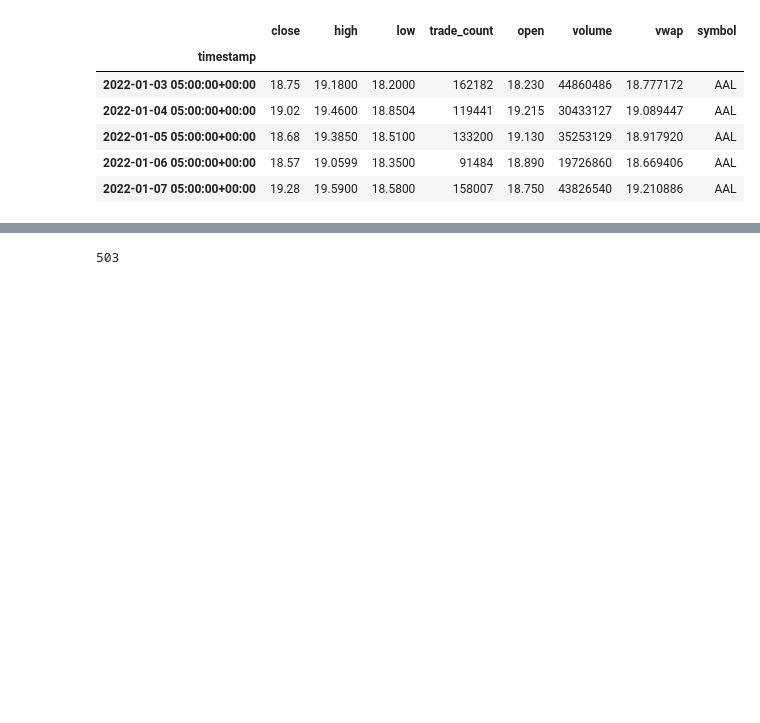
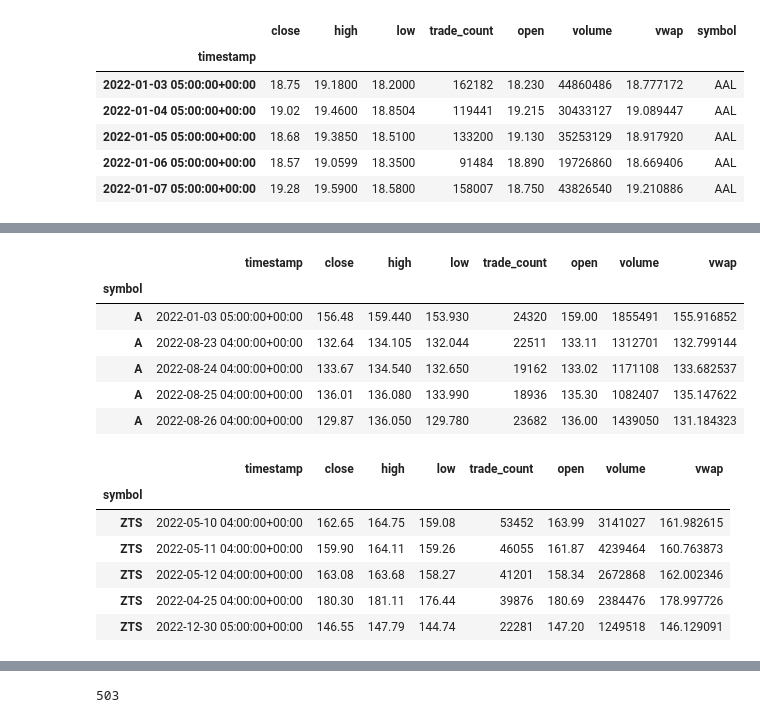
Before and after one commit to MontgomeryG/Group3Project1, a Jupyter notebook: InitialNotebook.ipynb, the cells around one changed output, grey strips where cells are left out. Drawn from its saved outputs; the diff is of its cells as text; code cells hidden in the pictures; blank space fills up the shorter version.

```diff
--- a/InitialNotebook.ipynb
+++ b/InitialNotebook.ipynb
@@ -203,0 +196,20 @@ KeyError: "None of ['symbol'] are in the columns"
+# %%
+# Now sort index alphabetically, ascending is the default.
+snp500_price_df = snp500_price_df.sort_index()
+display(snp500_price_df.head())
+display(snp500_price_df.tail())
+# %% [output]
+|  | timestamp | close | high | low | trade_count | open | volume | vwap |
+| symbol |  |  |  |  |  |  |  |  |
+| A | 2022-01-03 05:00:00+00:00 | 156.48 | 159.440 | 153.930 | 24320 | 159.00 | 1855491 | 155.916852 |
+| A | 2022-08-23 04:00:00+00:00 | 132.64 | 134.105 | 132.044 | 22511 | 133.11 | 1312701 | 132.799144 |
+| A | 2022-08-24 04:00:00+00:00 | 133.67 | 134.540 | 132.650 | 19162 | 133.02 | 1171108 | 133.682537 |
+| A | 2022-08-25 04:00:00+00:00 | 136.01 | 136.080 | 133.990 | 18936 | 135.30 | 1082407 | 135.147622 |
+| A | 2022-08-26 04:00:00+00:00 | 129.87 | 136.050 | 129.780 | 23682 | 136.00 | 1439050 | 131.184323 |
+|  | timestamp | close | high | low | trade_count | open | volume | vwap |
+| symbol |  |  |  |  |  |  |  |  |
+| ZTS | 2022-05-10 04:00:00+00:00 | 162.65 | 164.75 | 159.08 | 53452 | 163.99 | 3141027 | 161.982615 |
+| ZTS | 2022-05-11 04:00:00+00:00 | 159.90 | 164.11 | 159.26 | 46055 | 161.87 | 4239464 | 160.763873 |
+| ZTS | 2022-05-12 04:00:00+00:00 | 163.08 | 163.68 | 158.27 | 41201 | 158.34 | 2672868 | 162.002346 |
+| ZTS | 2022-04-25 04:00:00+00:00 | 180.30 | 181.11 | 176.44 | 39876 | 180.69 | 2384476 | 178.997726 |
+| ZTS | 2022-12-30 05:00:00+00:00 | 146.55 | 147.79 | 144.74 | 22281 | 147.20 | 1249518 | 146.129091 |
```
Also changed, not shown: parts of 12 cells of this notebook.
